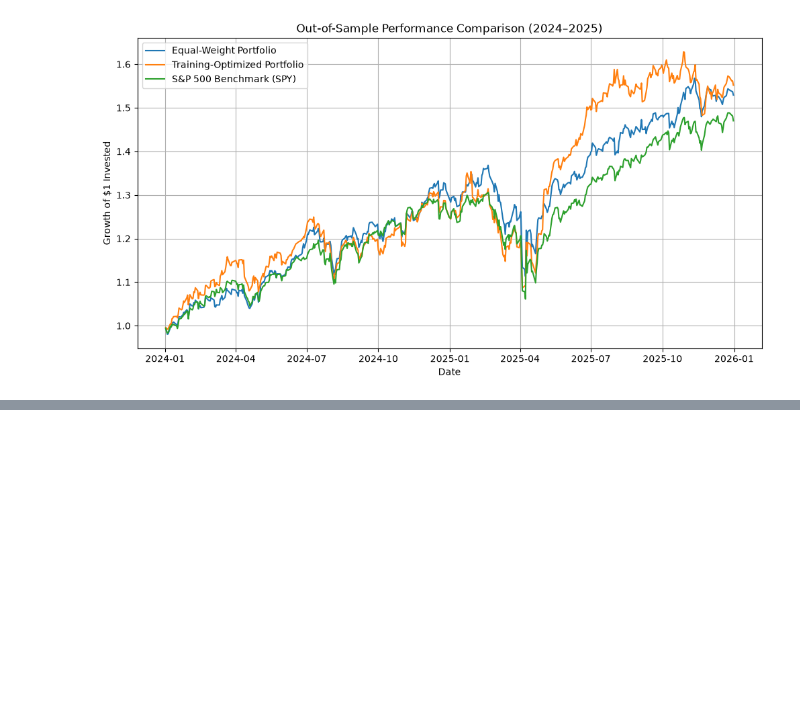
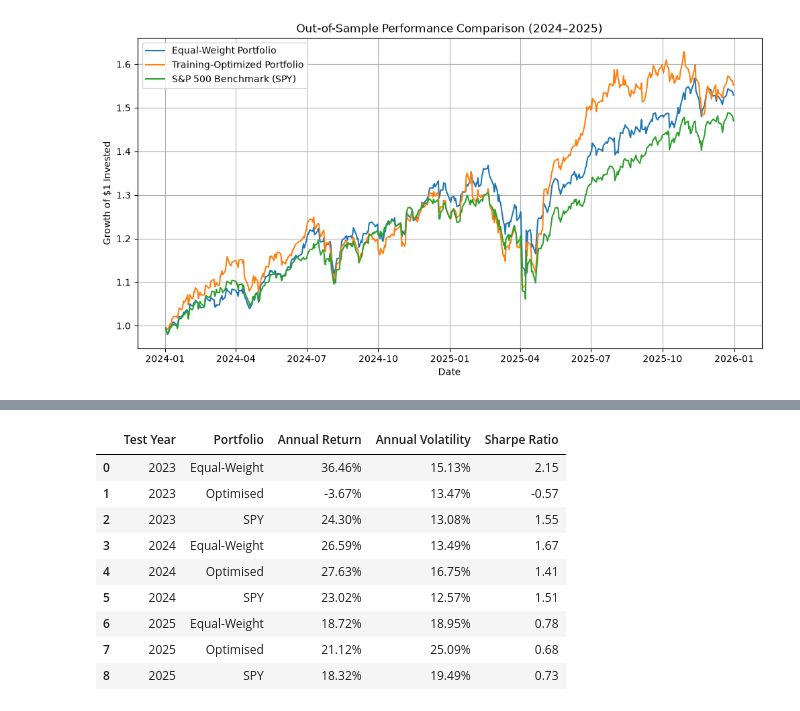
Before and after one commit to nsovohope62/portfolio-optimisation, a Jupyter notebook: notebooks/01_data_exploration.ipynb, the cells around one changed output, grey strips where cells are left out. Saved outputs shown, nothing was run; the diff lists cells and outputs as text; code cells hidden in the pictures; blank space fills up the shorter version.

Commit message:
Add rolling-window validation

```diff
--- a/notebooks/01_data_exploration.ipynb
+++ b/notebooks/01_data_exploration.ipynb
@@ -803,3 +803,76 @@ plt.savefig(
 plt.show()
 # %% [output]
 [figure]
+# %%
+# Rolling-window validation: train on 2 years, test on the next year
+def max_sharpe_weights(train_returns):
+    mu_t = train_returns.mean().to_numpy() * 252
+    cov_t = train_returns.cov().to_numpy() * 252
+    n = train_returns.shape[1]
+
+    def neg_sharpe(w):
+        return -(w @ mu_t - risk_free_rate) / np.sqrt(w @ cov_t @ w)
+
+    res = minimize(
+        neg_sharpe,
+        np.repeat(1 / n, n),
+        method="SLSQP",
+        bounds=tuple((0, 1) for _ in range(n)),
+        constraints={"type": "eq", "fun": lambda w: w.sum() - 1}
+    )
+    if not res.success:
+        raise RuntimeError(res.message)
+    return res.x
+
+windows = [(2021, 2022, 2023), (2022, 2023, 2024), (2023, 2024, 2025)]
+equal_w = np.repeat(1 / len(assets), len(assets))
+
+rows = []
+for train_start, train_end, test_year in windows:
+    train = returns.loc[f"{train_start}-01-01":f"{train_end}-12-31", assets]
+    test = returns.loc[f"{test_year}-01-01":f"{test_year}-12-31", assets]
+
+    w = max_sharpe_weights(train)
+
+    perf = pd.concat(
+        [
+            test.dot(equal_w).rename("Equal-Weight"),
+            test.dot(w).rename("Optimised"),
+            spy_returns.rename("SPY")
+        ],
+        axis=1,
+        sort=True
+    ).dropna()
+
+    ann_ret = perf.mean() * 252
+    ann_vol = perf.std() * np.sqrt(252)
+    sharpe = (ann_ret - risk_free_rate) / ann_vol
+
+    print(f"Train {train_start}-{train_end} -> Test {test_year}")
+    print("  Weights:", {a: f"{x:.1%}" for a, x in zip(assets, w)})
+
+    for name in perf.columns:
+        rows.append({
+            "Test Year": test_year,
+            "Portfolio": name,
+            "Annual Return": ann_ret[name],
+            "Annual Volatility": ann_vol[name],
+            "Sharpe Ratio": sharpe[name]
+        })
+
+rolling_results = pd.DataFrame(rows)
+
+display(
+    rolling_results.style.format({
+        "Annual Return": "{:.2%}",
+        "Annual Volatility": "{:.2%}",
+        "Sharpe Ratio": "{:.2f}"
+    })
+)
+
+# Average Sharpe ratio across the three test years
+print("\nAverage Sharpe ratio across windows:")
+print(rolling_results.groupby("Portfolio")["Sharpe Ratio"].mean().round(2))
+
+rolling_results.to_csv("../results/rolling_window_comparison.csv", index=False)
+# %% [output]
@@ -805,0 +885,10 @@ plt.show()
+|  | Test Year | Portfolio | Annual Return | Annual Volatility | Sharpe Ratio |
+| 0 | 2023 | Equal-Weight | 36.46% | 15.13% | 2.15 |
+| 1 | 2023 | Optimised | -3.67% | 13.47% | -0.57 |
+| 2 | 2023 | SPY | 24.30% | 13.08% | 1.55 |
+| 3 | 2024 | Equal-Weight | 26.59% | 13.49% | 1.67 |
+| 4 | 2024 | Optimised | 27.63% | 16.75% | 1.41 |
+| 5 | 2024 | SPY | 23.02% | 12.57% | 1.51 |
+| 6 | 2025 | Equal-Weight | 18.72% | 18.95% | 0.78 |
+| 7 | 2025 | Optimised | 21.12% | 25.09% | 0.68 |
+| 8 | 2025 | SPY | 18.32% | 19.49% | 0.73 |
```
Also changed, not shown: parts of 1 cell of this notebook, 1 other file.
